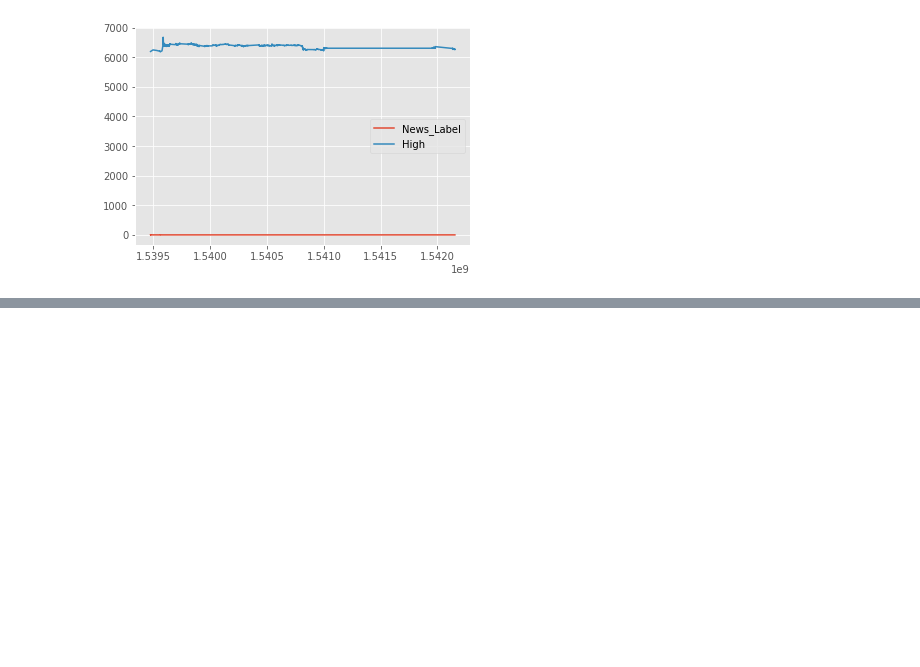
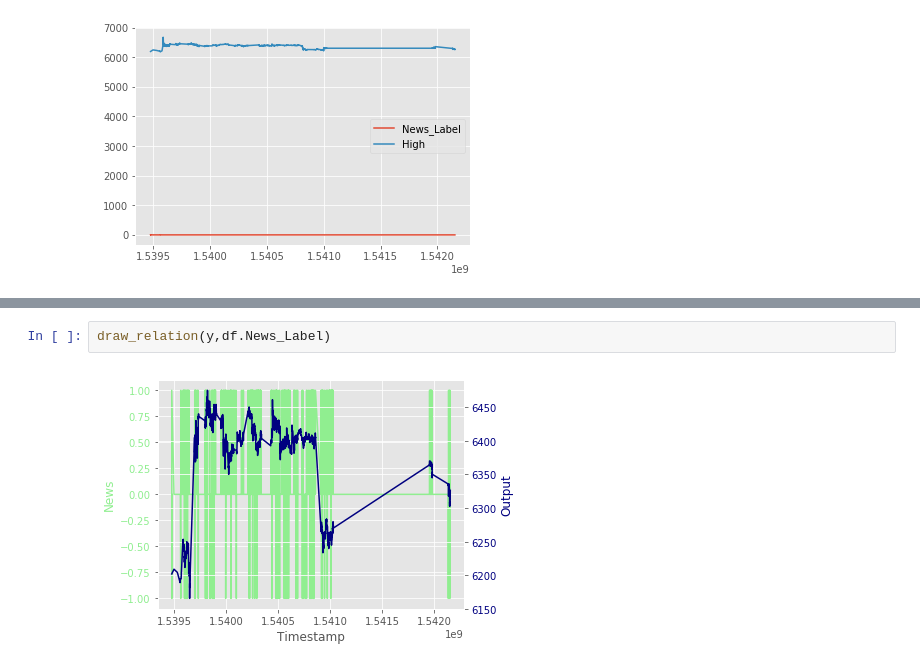
Before and after one commit to InamdarAbid/PredictCrypto, a Jupyter notebook: RandomForest/Final_demo/Work2.ipynb, the cells around one changed output, grey strips where cells are left out. Saved outputs shown, nothing was run; the diff lists cells and outputs as text; blank space fills up the shorter version.

```diff
--- a/RandomForest/Final_demo/Work2.ipynb
+++ b/RandomForest/Final_demo/Work2.ipynb
@@ -79,0 +133,4 @@ plt.show()
+# %%
+draw_relation(y,df.News_Label)
+# %% [output]
+[figure, added]
```
Also changed, not shown: parts of 8 cells of this notebook.
